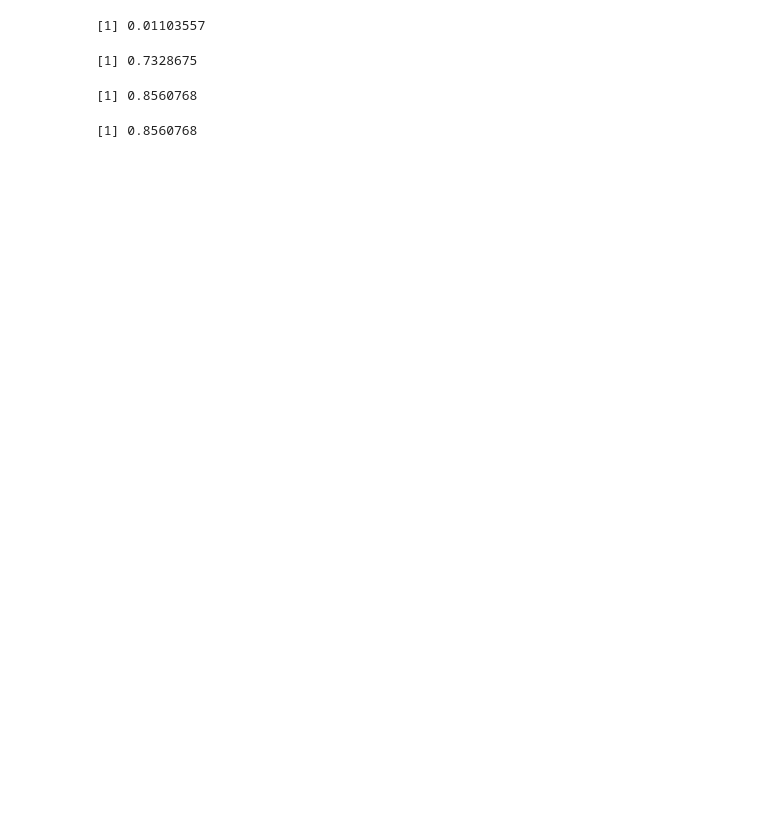
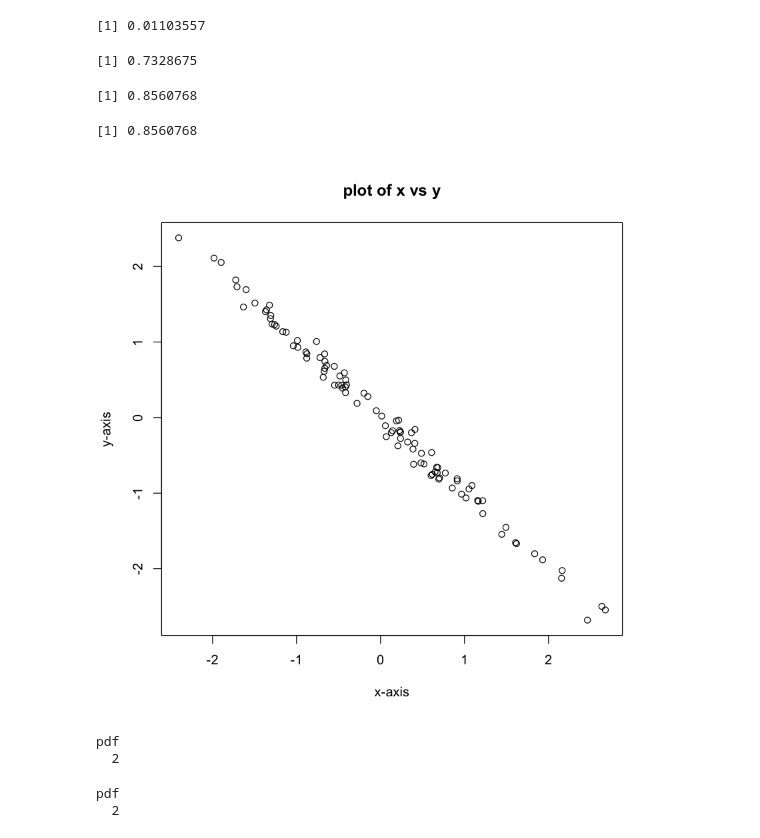
Before and after one commit to felixm3/coursework-workshops-bootcamps-lectures-etc, a Jupyter notebook: ISLR-v2/220525_R_Cap02_Intro_to_R.ipynb, the cells around one changed output. Drawn from its saved outputs; the diff is of its cells as text; code cells hidden in the pictures; blank space fills up the shorter version.

```diff
--- a/ISLR-v2/220525_R_Cap02_Intro_to_R.ipynb
+++ b/ISLR-v2/220525_R_Cap02_Intro_to_R.ipynb
@@ -169,3 +169,39 @@ sd(y)
 [1] 0.7328675
 [1] 0.8560768
 [1] 0.8560768
+# %%
+# scatterplot
+
+x <- rnorm(100)
+y <- rnorm(100, 0, 0.1) - x
+
+plot(x, y,
+    xlab = 'x-axis',
+    ylab = 'y-axis',
+    main = 'plot of x vs y')
+# %% [output]
+[figure, added]
+# %%
+# save plot output as pdf
+
+pdf('fig.pdf')
+plot(x, y,
+    xlab = 'x-axis',
+    ylab = 'y-axis',
+    main = 'plot of x vs y saved as pdf')
+dev.off()
+# %% [output]
+pdf
+  2
+# %%
+# save plot output as jpeg
+
+jpeg('fig.jpeg')
+plot(x, y,
+    xlab = 'x-axis',
+    ylab = 'y-axis',
+    main = 'plot of x vs y saved as jpeg')
+dev.off()
+# %% [output]
+pdf
+  2
```
Also changed, not shown: parts of 2 cells of this notebook, 5 other files.
